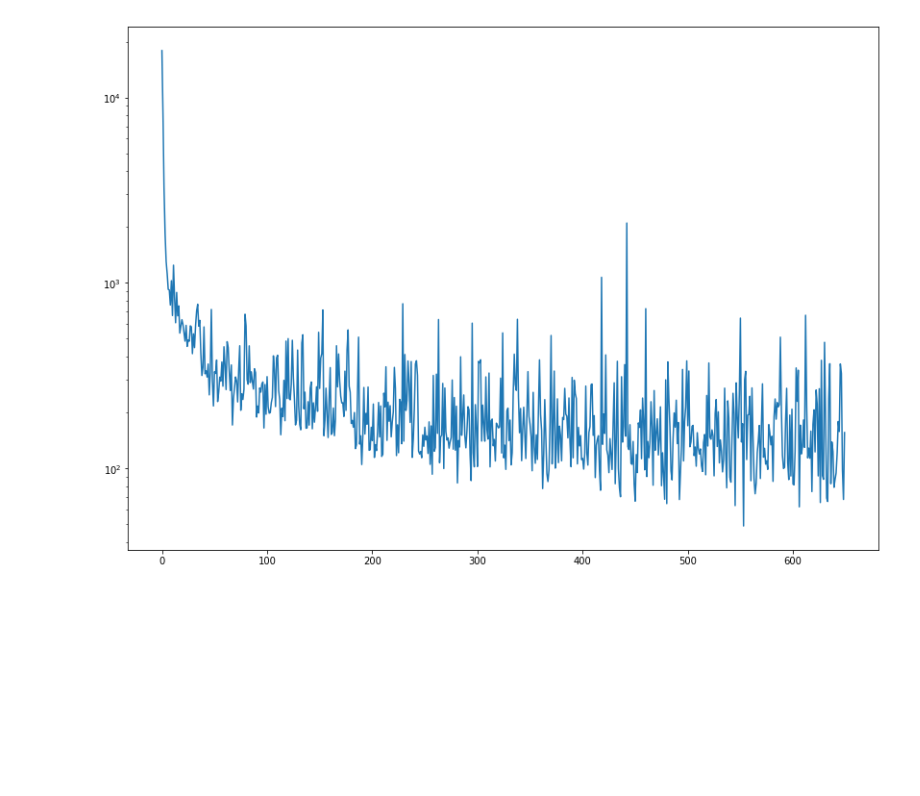
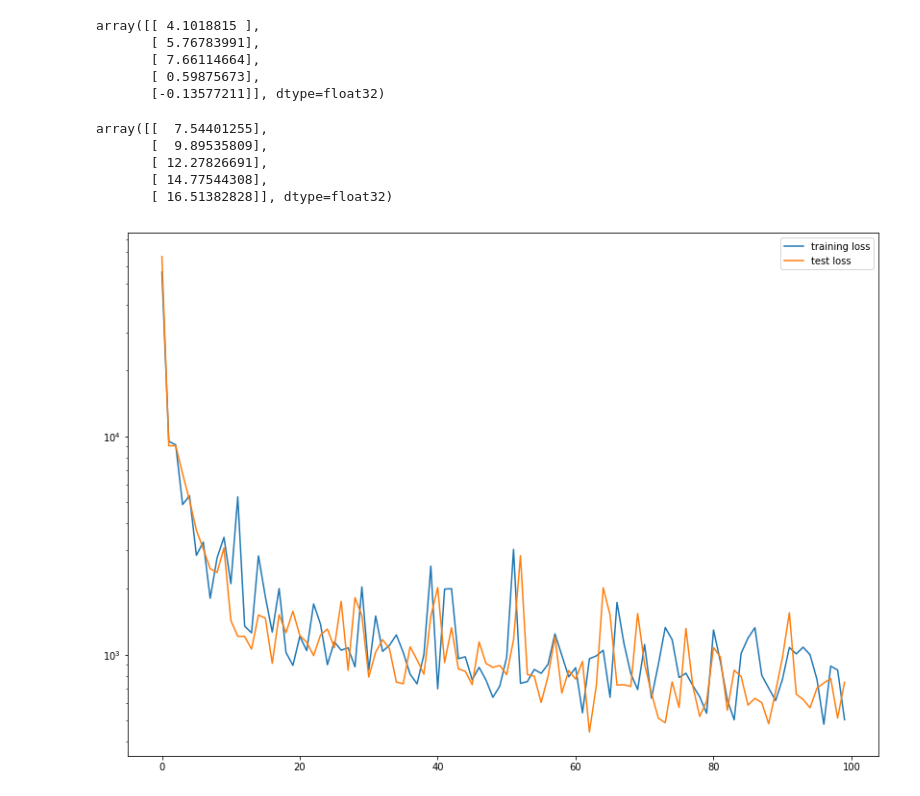
Before and after one commit to kuhanw/sequence_compression, a Jupyter notebook: sequence_compression_prototype.ipynb, the cells around one changed output. Saved outputs shown, nothing was run; the diff lists cells and outputs as text; code cells hidden in the pictures; blank space fills up the shorter version.

```diff
--- a/sequence_compression_prototype.ipynb
+++ b/sequence_compression_prototype.ipynb
@@ -112,5 +147,5 @@ output_layer = tf.contrib.layers.fully_connected(decoder_outputs, n_features, ac
 # %%
-loss = tf.reduce_sum(tf.square(inputs-output_layer))
+#loss = tf.reduce_sum(tf.square(inputs-output_layer))
 # %%
 optimizer = tf.train.AdamOptimizer(learning_rate=lr).minimize(loss)
 # %%
@@ -147,7 +182,6 @@ def generatePseudoSequences(seq_length, low, high, n_seqs, seed, variable_length
         repeat_seqs.append(current_seq)
 
     #Generate ascending sequences
-
     ascend_seqs = []
     for seq in range(n_seqs):
         if variable_length: current_length = random.randint(1, seq_length)
@@ -157,6 +191,7 @@ def generatePseudoSequences(seq_length, low, high, n_seqs, seed, variable_length
 
         ascend_seqs.append(current_seq)
 
+    #Generate descending sequences
     descend_seqs = []
     for seq in range(n_seqs):
         if variable_length: current_length = random.randint(1, seq_length)
@@ -166,15 +201,27 @@ def generatePseudoSequences(seq_length, low, high, n_seqs, seed, variable_length
 
         descend_seqs.append(current_seq)
 
-    return np.concatenate([descend_seqs, ascend_seqs])
+    #Generate skip sequences
+    skip_seqs = []
+    for seq in range(n_seqs):
+        if variable_length: current_length = random.randint(2, seq_length)
+        else: current_length = seq_length
+        seq_value = random.randint(low+2, high)
+        skip_value = random.randint(1, 5)
+        current_seq = [seq_value+i*skip_value for i in range(0, current_length, 1)]
+
+        skip_seqs.append(current_seq)
+
+    #return np.concatenate([descend_seqs, ascend_seqs])
+    return skip_seqs
 # %%
-df_seqs = pd.DataFrame(padSeq(generatePseudoSequences(5, 1, 10, 50000, 0, variable_length=True), 5))
+df_seqs = pd.DataFrame(padSeq(generatePseudoSequences(seq_length, 1, 10, 50000, 0, variable_length=True), seq_length))
 # %%
 seq_cols = df_seqs.columns.values
 # %%
 #df_seqs['label'] = df_seqs[seq_cols].apply(lambda x:'_'.join([str(i) for i in x]), axis=1)
 # %%
-df_seqs['label'] = df_seqs[0]>df_seqs[1]
+df_seqs['label'] = df_seqs[1]-df_seqs[0]
 # %%
 df_seqs = df_seqs.sample(frac=1)
 # %%
@@ -255,9 +288,27 @@ epoch:31, batch:300, batch loss:353, test loss:152
+# %%
+total_output_test[0]
+# %% [output]
+array([[ 4.1018815 ],
+       [ 5.76783991],
+       [ 7.66114664],
+       [ 0.59875673],
+       [-0.13577211]], dtype=float32)
+# %%
+total_output_test[1]
+# %% [output]
+array([[  7.54401255],
+       [  9.89535809],
+       [ 12.27826691],
+       [ 14.77544308],
+       [ 16.51382828]], dtype=float32)
 # %%
 metrics = np.array(metrics)
 # %%
 plt.figure(figsize=(14, 10))
-plt.semilogy([i for i in range(len(metrics[:,2]))], metrics[:,2])
+plt.semilogy([i for i in range(len(metrics[:,2]))], metrics[:,2], label='training loss')
+plt.semilogy([i for i in range(len(metrics[:,3]))], metrics[:,3], label='test loss')
+plt.legend(loc='best')
 plt.show()
 # %% [output]
-[figure, old version]
+[figure, new version]
 # %%
```
Also changed, not shown: parts of 21 cells of this notebook.
